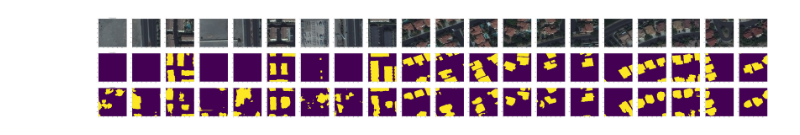
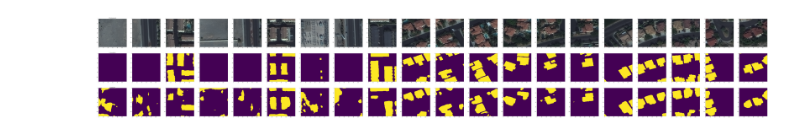
Before and after one commit to melissande/2_master_thesis, a Jupyter notebook: visualize_results_manually_nb.ipynb, the cells around one changed output. Cells and saved outputs as stored; diff of their text form; code cells hidden in the pictures.

```diff
--- a/visualize_results_manually_nb.ipynb
+++ b/visualize_results_manually_nb.ipynb
@@ -23,6 +23,13 @@ DEFAULT_LAYERS=3
 DEFAULT_FEATURES_ROOT=32
 DEFAULT_WIDTH_KERNEL=3
 BINS=15
+
+DEFAULT_HIDDEN_FEATURES=[32]
+DEFAULT_N_RESBLOCKS=1
+N_DILATED_CONV=3
+DEFAULT_GATED=False
+DEFAULT_GROUP_NORM=0
+DEFAULT_PADDING=1
 # %%
 def plot_summary(predictions,labels,pansharp,batch_size,batch_number,prediction_path,display='all'):
 
@@ -54,19 +61,22 @@ def plot_summary(predictions,labels,pansharp,batch_size,batch_number,prediction_
     plt.show()
 # %%
 def generate_dataset(path_validation,validation_batch_size):
-    val_generator=Dataset_sat.from_root_folder(path_validation,NB_CLASSES,max_data_size=200)
+    val_generator=Dataset_sat.from_root_folder(path_validation,NB_CLASSES)
     val_loader = DataLoader(val_generator, batch_size=validation_batch_size,shuffle=False, num_workers=1)
 
     return val_loader
 # %%
-def predict_pytorch_val(val_loader,number_iterations,restore_path,prediction_path,display,param=None):
+def predict_pytorch_val(val_loader,number_iterations,restore_path,prediction_path,display,param=None,unet_v=2):
     TMP_IOU=prediction_path+'TMP_IOU/'
     if not os.path.exists(TMP_IOU):
             os.makedirs(TMP_IOU)
     loss_fn=nn.CrossEntropyLoss()
 
-#     INPUT_CHANNELS=param
-    model=UNet(INPUT_CHANNELS,NB_CLASSES,depth=DEFAULT_LAYERS,n_features_zero=DEFAULT_FEATURES_ROOT,dropout=0,width_kernel=DEFAULT_WIDTH_KERNEL,distance_net=param,bins=BINS)
+    if unet_v==2:
+        model=UNet(INPUT_CHANNELS,NB_CLASSES,depth=DEFAULT_LAYERS,n_features_zero=DEFAULT_FEATURES_ROOT,dropout=0,width_kernel=DEFAULT_WIDTH_KERNEL,distance_net=param,bins=BINS,batch_norm=True)
+    elif unet_v==3:
+        model=UNet(INPUT_CHANNELS,NB_CLASSES,num_hidden_features =DEFAULT_HIDDEN_FEATURES,n_resblocks=DEFAULT_N_RESBLOCKS,num_dilated_convs=N_DILATED_CONV,dropout=0,gated=DEFAULT_GATED,kernel_size=DEFAULT_WIDTH_KERNEL,padding=DEFAULT_PADDING, group_norm=DEFAULT_GROUP_NORM)
+
     model.cuda()
     cudnn.benchmark = True
     model.load_state_dict(torch.load(restore_path))
@@ -251,27 +261,83 @@ if __name__ == '__main__':
 
 #     predict_pytorch_val(validation_loader,1,'MODEL_8pansh8ms_GHANA/RESUNET_8pansh8ms_ghana.ckptCP124000.pth',prediction_path,'no',param=INPUT_CHANNELS)
 
+#     from unet_val_2 import UNet
+
+#     prediction_path='VISUALIZATION_IMAGES/GHANA_BS_128/'
+
+#     if not os.path.exists(prediction_path):
+#             os.makedirs(prediction_path)
+
+
+#     print('GHANA BS 128')
+#     predict_pytorch_val(validation_loader,1,'MODEL_GHANA_BS128/RESUNET_ghana_BS128CP4000.pth',prediction_path,'all',param=False)
+
+
+#     from unet_val_2 import UNet
+
+#     prediction_path='VISUALIZATION_IMAGES/GHANA_BS_64/'
+
+#     if not os.path.exists(prediction_path):
+#             os.makedirs(prediction_path)
+
+
+#     print('GHANA BS 64')
+#     predict_pytorch_val(validation_loader,1,'MODEL_GHANA_BS64/RESUNET_ghana_bS64CP10000.pth',prediction_path,'no',param=False)
+
+#     from unet_val_2 import UNet
+
+#     prediction_path='VISUALIZATION_IMAGES/GHANA_BS_32/'
+
+#     if not os.path.exists(prediction_path):
+#             os.makedirs(prediction_path)
+
+
+#     print('GHANA BS 32')
+#     predict_pytorch_val(validation_loader,1,'MODEL_GHANA_BS32/RESUNET_ghana_BS32CP22000.pth',prediction_path,'no',param=False)
+
+#     from unet_val_2 import UNet
+
+#     prediction_path='VISUALIZATION_IMAGES/GHANA_BS_8_ALL/'
+
+#     if not os.path.exists(prediction_path):
+#             os.makedirs(prediction_path)
+
+
+#     print('GHANA BS 8')
+#     predict_pytorch_val(validation_loader,1,'MODEL_GHANA_BS8/RESUNET_ghana_BS8CP92000.pth',prediction_path,'no',param=False)
+
 
     from unet_val_2 import UNet
 
-    prediction_path='VISUALIZATION_IMAGES/DIST2_SPACENET/'
+    prediction_path='VISUALIZATION_IMAGES/SPACENET_DIST5_IOU_BEST/'
 
     if not os.path.exists(prediction_path):
             os.makedirs(prediction_path)
 
 
-    print('DIST 2 SPACENET')
-    predict_pytorch_val(validation_loader,1,'MODEL_SPACENET_DIST2/RESUNET_spacenet_dist2CP28000.pth',prediction_path,'all',param=True)
+    print('SPACENET DIST 5 IOU BEST')
+    predict_pytorch_val(validation_loader,3,'MODEL_SPACENET_DIST5/RESUNET_spacenet_dist_5CP256000.pth',prediction_path,'all',param=True,unet_v=2)
 
+
+#     from unet_val_gated_dilated import UNet
+
+#     prediction_path='VISUALIZATION_IMAGES/SPACENET_GATED_DILATED/'
+
+#     if not os.path.exists(prediction_path):
+#             os.makedirs(prediction_path)
+
+
+#     print('SPACENET GATED DILATED')
+#     predict_pytorch_val(validation_loader,3,'MODEL_SPACENET_GATED_DILATED/RESUNET_spacenet_gated_dilatedCP116000.pth',prediction_path,'no',param=False,unet_v=3)
 
     from unet_val_2 import UNet
 
-    prediction_path='VISUALIZATION_IMAGES/NODIST2_SPACENET/'
+    prediction_path='VISUALIZATION_IMAGES/SPACENET_DIST5_LOSS_BEST/'
 
     if not os.path.exists(prediction_path):
             os.makedirs(prediction_path)
 
 
-    print('NO DIST 2 SPACENET')
-    predict_pytorch_val(validation_loader,1,'MODEL_SPACENET_NODIST2/RESUNET_spacenet_nodist2CP28000.pth',prediction_path,'no',param=False)
+    print('SPACENET DIST 5 LOSS BEST')
+    predict_pytorch_val(validation_loader,3,'MODEL_SPACENET_DIST5/RESUNET_spacenet_dist_5CP76000.pth',prediction_path,'no',param=True,unet_v=2)
 # %% [output]
@@ -279 +345 @@ DIST 2 SPACENET
-[figure, old version]
+[figure, new version]
```
Also changed, not shown: parts of 1 cell of this notebook, 14 other files.
